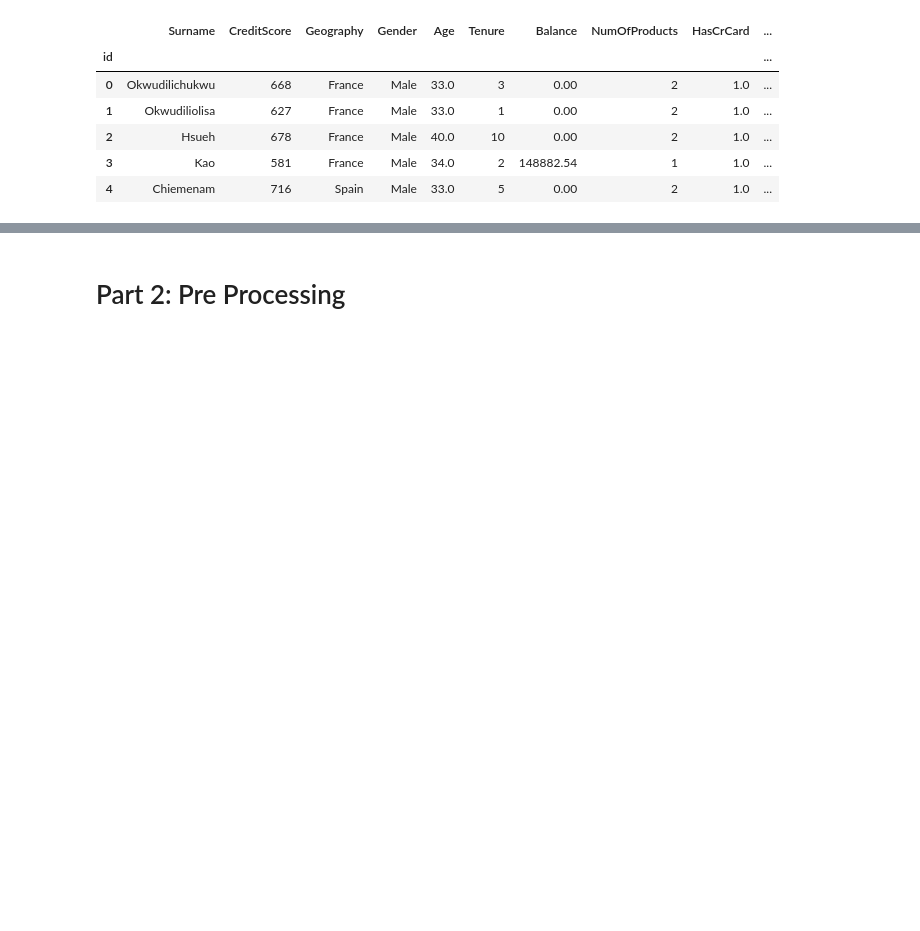
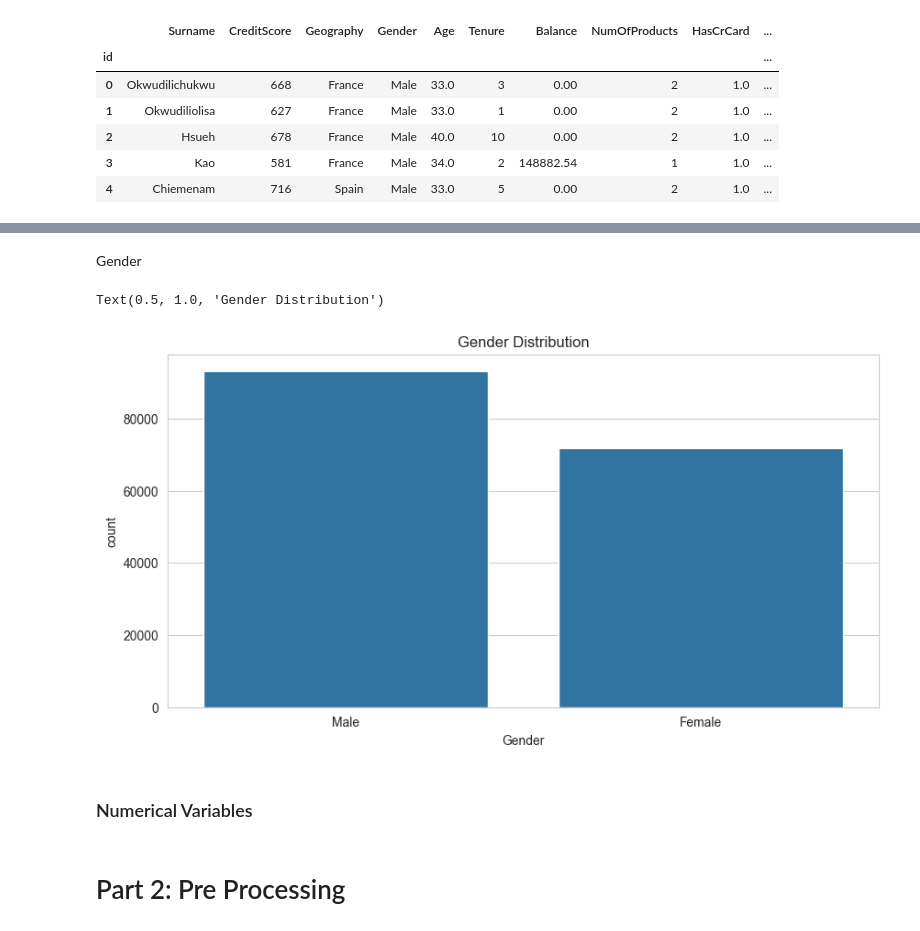
Before and after one commit to fernandohitmas/unstructured_data_mining, a Jupyter notebook: scripts/activity1.ipynb, the cells around one changed output, grey strips where cells are left out. Saved outputs shown, nothing was run; the diff lists cells and outputs as text; code cells hidden in the pictures; blank space fills up the shorter version.

```diff
--- a/scripts/activity1.ipynb
+++ b/scripts/activity1.ipynb
@@ -96,2 +120,13 @@ train.head()
+# %% [markdown]
+Gender
+# %%
+plt.subplots(figsize=(10,5))
+sns.countplot(train, x='Gender')
+plt.title('Gender Distribution')
+# %% [output]
+Text(0.5, 1.0, 'Gender Distribution')
+[figure, added]
+# %% [markdown]
+### Numerical Variables
 # %% [markdown]
 # Part 2: Pre Processing
```
Also changed, not shown: parts of 6 cells of this notebook.
